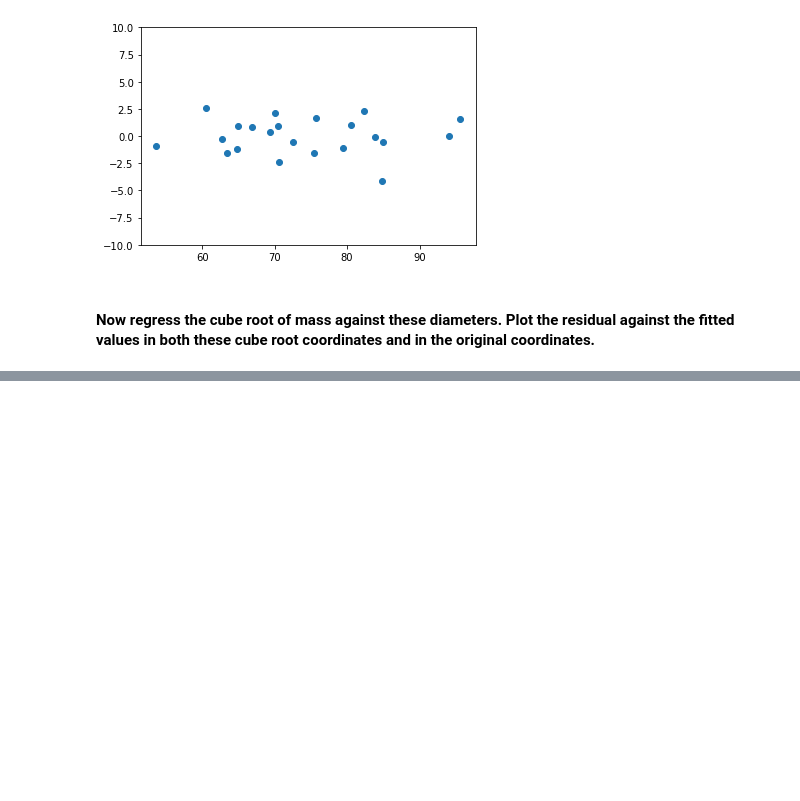
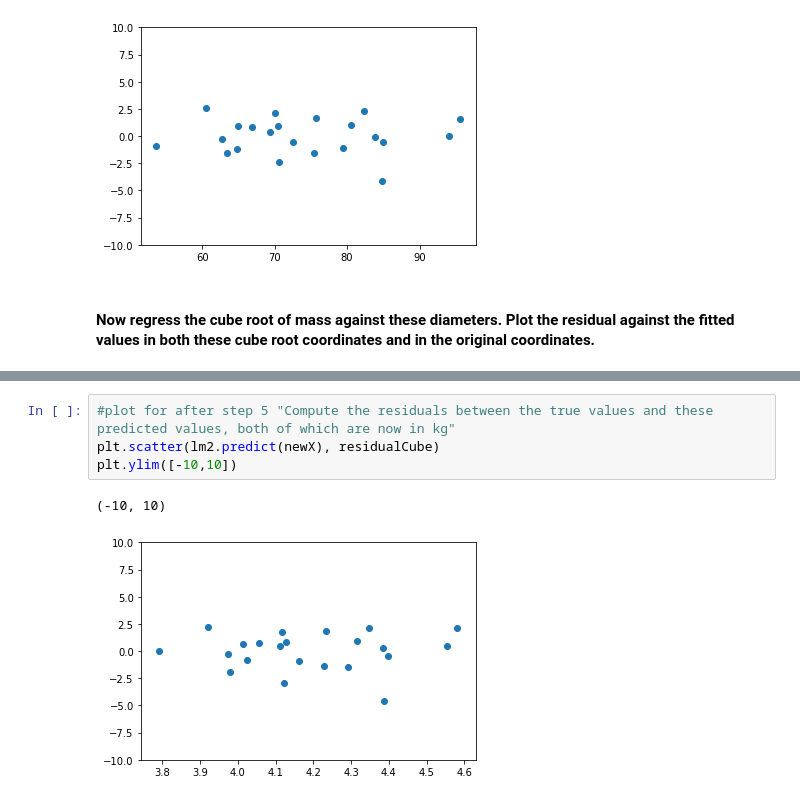
Before and after one commit to behroozmrd47/CS-498-AML-HW5, a Jupyter notebook: 7.10.ipynb, the cells around one changed output, grey strips where cells are left out. Cells and saved outputs as stored; diff of their text form; blank space fills up the shorter version.

```diff
--- a/7.10.ipynb
+++ b/7.10.ipynb
@@ -131 +114,8 @@ plt.ylim([-5,5])
+# %%
+#plot for after step 5 "Compute the residuals between the true values and these predicted values, both of which are now in kg"
+plt.scatter(lm2.predict(newX), residualCube)
+plt.ylim([-10,10])
+# %% [output]
+(-10, 10)
+[figure, added]
 # %%
```
Also changed, not shown: parts of 13 cells of this notebook, 1 other file.
